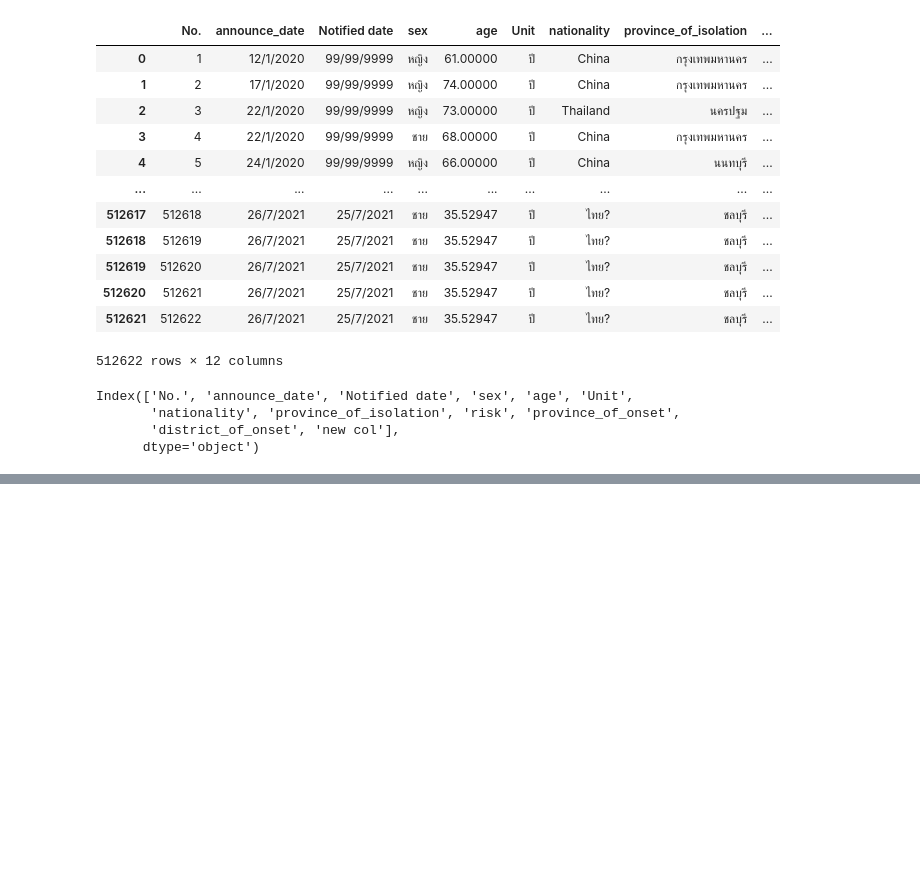
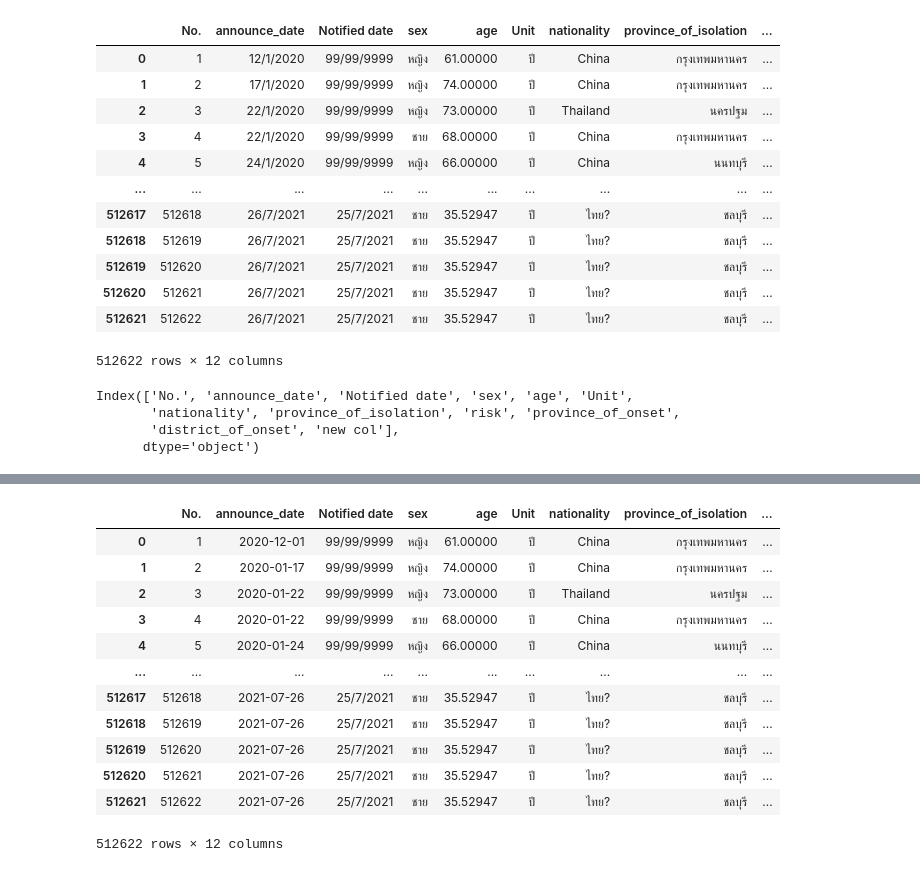
Before and after one commit to tohnperfect/DPDM2021, a Jupyter notebook: Data_Preprocessing_(Chapter_3).ipynb, the cells around one changed output, grey strips where cells are left out. Saved outputs shown, nothing was run; the diff lists cells and outputs as text; code cells hidden in the pictures; blank space fills up the shorter version.

```diff
--- a/Data_Preprocessing_(Chapter_3).ipynb
+++ b/Data_Preprocessing_(Chapter_3).ipynb
@@ -1151,0 +1208,18 @@ Index(['No.', 'announce_date', 'Notified date', 'sex', 'age', 'Unit',
+# %%
+data_cases['announce_date']=pd.to_datetime(data_cases['announce_date'])
+# %%
+data_cases
+# %% [output]
+|  | No. | announce_date | Notified date | sex | age | Unit | nationality | province_of_isolation | ... |
+| 0 | 1 | 2020-12-01 | 99/99/9999 | หญิง | 61.00000 | ปี | China | กรุงเทพมหานคร | ... |
+| 1 | 2 | 2020-01-17 | 99/99/9999 | หญิง | 74.00000 | ปี | China | กรุงเทพมหานคร | ... |
+| 2 | 3 | 2020-01-22 | 99/99/9999 | หญิง | 73.00000 | ปี | Thailand | นครปฐม | ... |
+| 3 | 4 | 2020-01-22 | 99/99/9999 | ชาย | 68.00000 | ปี | China | กรุงเทพมหานคร | ... |
+| 4 | 5 | 2020-01-24 | 99/99/9999 | หญิง | 66.00000 | ปี | China | นนทบุรี | ... |
+| ... | ... | ... | ... | ... | ... | ... | ... | ... | ... |
+| 512617 | 512618 | 2021-07-26 | 25/7/2021 | ชาย | 35.52947 | ปี | ไทย? | ชลบุรี | ... |
+| 512618 | 512619 | 2021-07-26 | 25/7/2021 | ชาย | 35.52947 | ปี | ไทย? | ชลบุรี | ... |
+| 512619 | 512620 | 2021-07-26 | 25/7/2021 | ชาย | 35.52947 | ปี | ไทย? | ชลบุรี | ... |
+| 512620 | 512621 | 2021-07-26 | 25/7/2021 | ชาย | 35.52947 | ปี | ไทย? | ชลบุรี | ... |
+| 512621 | 512622 | 2021-07-26 | 25/7/2021 | ชาย | 35.52947 | ปี | ไทย? | ชลบุรี | ... |
+512622 rows × 12 columns
```
Also changed, not shown: parts of 19 cells of this notebook.
